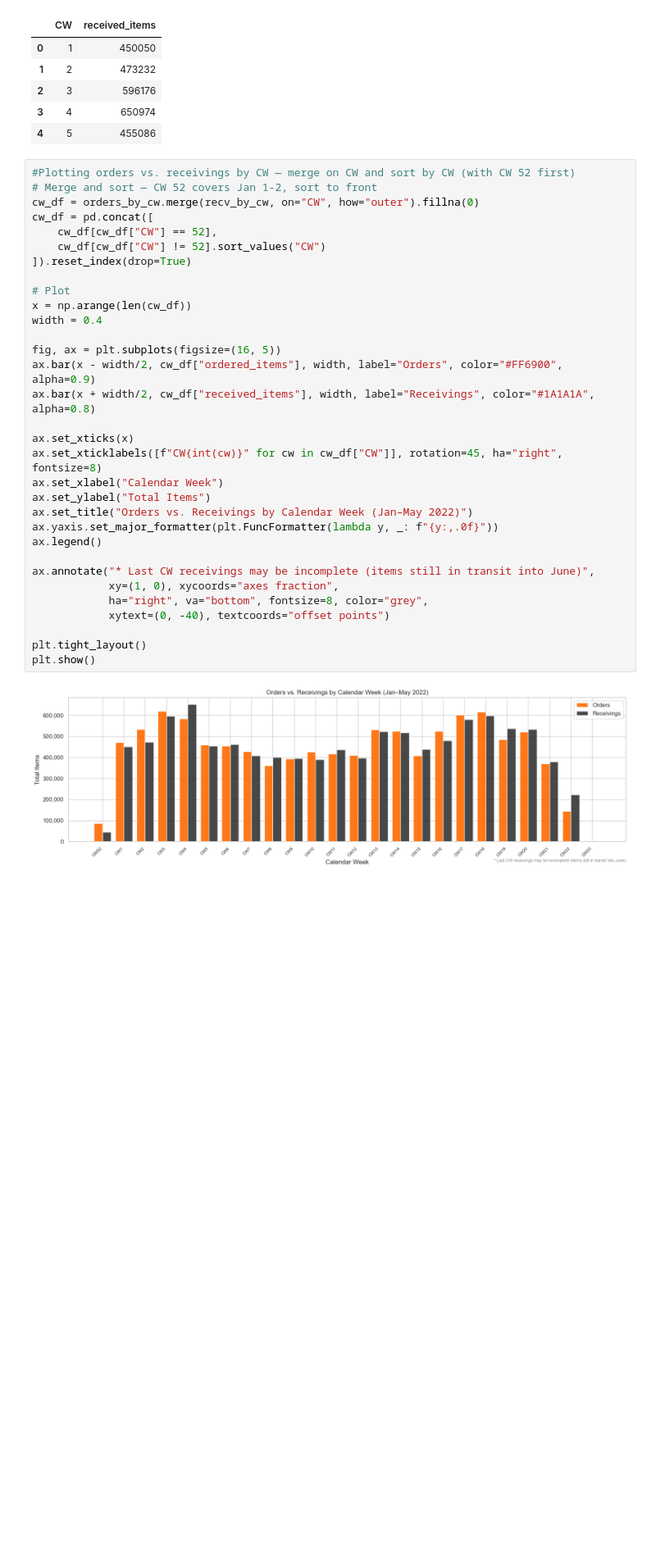
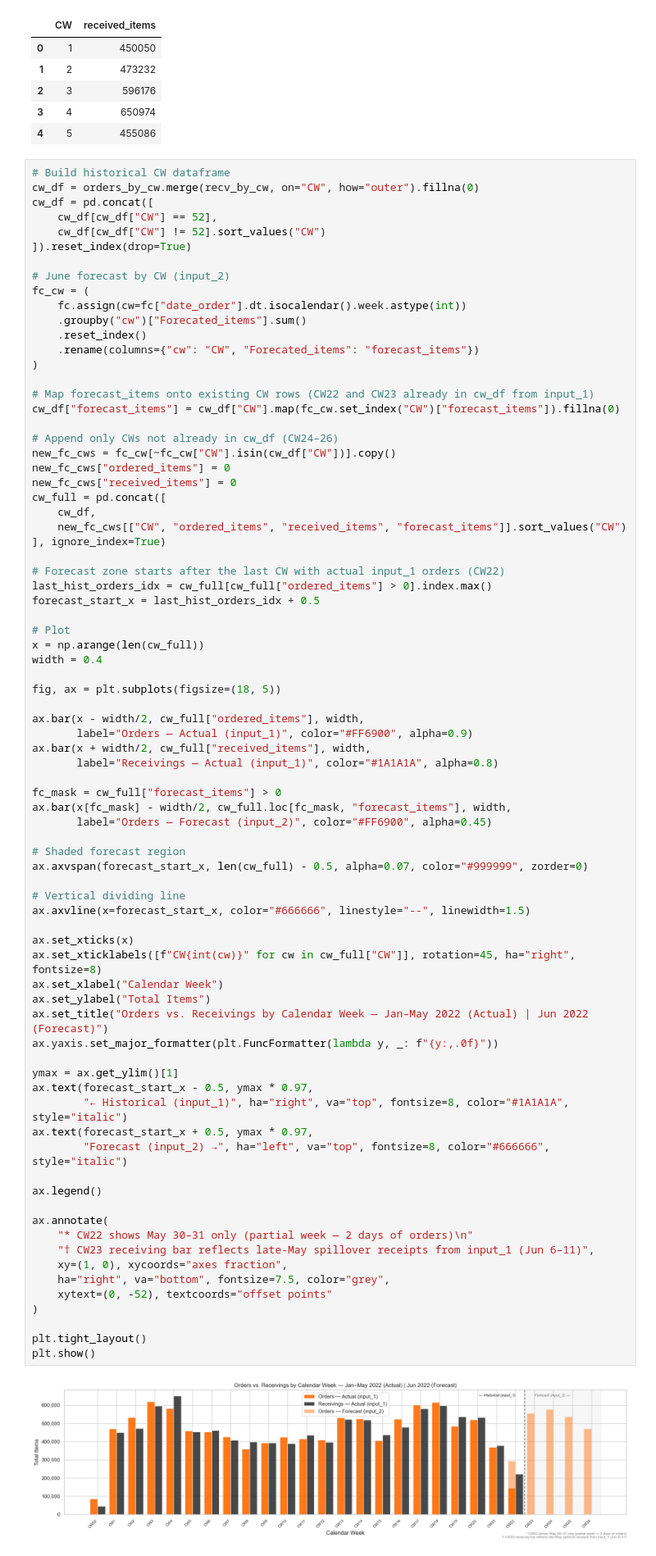
Before and after one commit to traha-89/zalando_fcst_case_study, a Jupyter notebook: analysis.ipynb, the cells around one changed output. Shown at 82% size. Drawn from its saved outputs; the diff is of its cells as text; blank space fills up the shorter version.

Commit message:
Data Exploration - Calendar Week analysis mod

```diff
--- a/analysis.ipynb
+++ b/analysis.ipynb
@@ -567,38 +567,84 @@ recv_by_cw.head()
 | 3 | 4 | 650974 |
 | 4 | 5 | 455086 |
 # %%
-#Plotting orders vs. receivings by CW — merge on CW and sort by CW (with CW 52 first)
-# Merge and sort — CW 52 covers Jan 1-2, sort to front
+# Build historical CW dataframe
 cw_df = orders_by_cw.merge(recv_by_cw, on="CW", how="outer").fillna(0)
 cw_df = pd.concat([
     cw_df[cw_df["CW"] == 52],
     cw_df[cw_df["CW"] != 52].sort_values("CW")
 ]).reset_index(drop=True)
 
+# June forecast by CW (input_2)
+fc_cw = (
+    fc.assign(cw=fc["date_order"].dt.isocalendar().week.astype(int))
+    .groupby("cw")["Forecated_items"].sum()
+    .reset_index()
+    .rename(columns={"cw": "CW", "Forecated_items": "forecast_items"})
+)
+
+# Map forecast_items onto existing CW rows (CW22 and CW23 already in cw_df from input_1)
+cw_df["forecast_items"] = cw_df["CW"].map(fc_cw.set_index("CW")["forecast_items"]).fillna(0)
+
+# Append only CWs not already in cw_df (CW24–26)
+new_fc_cws = fc_cw[~fc_cw["CW"].isin(cw_df["CW"])].copy()
+new_fc_cws["ordered_items"] = 0
+new_fc_cws["received_items"] = 0
+cw_full = pd.concat([
+    cw_df,
+    new_fc_cws[["CW", "ordered_items", "received_items", "forecast_items"]].sort_values("CW")
+], ignore_index=True)
+
+# Forecast zone starts after the last CW with actual input_1 orders (CW22)
+last_hist_orders_idx = cw_full[cw_full["ordered_items"] > 0].index.max()
+forecast_start_x = last_hist_orders_idx + 0.5
+
 # Plot
-x = np.arange(len(cw_df))
+x = np.arange(len(cw_full))
 width = 0.4
 
-fig, ax = plt.subplots(figsize=(16, 5))
-ax.bar(x - width/2, cw_df["ordered_items"], width, label="Orders", color="#FF6900", alpha=0.9)
-ax.bar(x + width/2, cw_df["received_items"], width, label="Receivings", color="#1A1A1A", alpha=0.8)
+fig, ax = plt.subplots(figsize=(18, 5))
+
+ax.bar(x - width/2, cw_full["ordered_items"], width,
+       label="Orders — Actual (input_1)", color="#FF6900", alpha=0.9)
+ax.bar(x + width/2, cw_full["received_items"], width,
+       label="Receivings — Actual (input_1)", color="#1A1A1A", alpha=0.8)
+
+fc_mask = cw_full["forecast_items"] > 0
+ax.bar(x[fc_mask] - width/2, cw_full.loc[fc_mask, "forecast_items"], width,
+       label="Orders — Forecast (input_2)", color="#FF6900", alpha=0.45)
+
+# Shaded forecast region
+ax.axvspan(forecast_start_x, len(cw_full) - 0.5, alpha=0.07, color="#999999", zorder=0)
+
+# Vertical dividing line
+ax.axvline(x=forecast_start_x, color="#666666", linestyle="--", linewidth=1.5)
 
 ax.set_xticks(x)
-ax.set_xticklabels([f"CW{int(cw)}" for cw in cw_df["CW"]], rotation=45, ha="right", fontsize=8)
+ax.set_xticklabels([f"CW{int(cw)}" for cw in cw_full["CW"]], rotation=45, ha="right", fontsize=8)
 ax.set_xlabel("Calendar Week")
 ax.set_ylabel("Total Items")
-ax.set_title("Orders vs. Receivings by Calendar Week (Jan–May 2022)")
+ax.set_title("Orders vs. Receivings by Calendar Week — Jan–May 2022 (Actual) | Jun 2022 (Forecast)")
 ax.yaxis.set_major_formatter(plt.FuncFormatter(lambda y, _: f"{y:,.0f}"))
+
+ymax = ax.get_ylim()[1]
+ax.text(forecast_start_x - 0.5, ymax * 0.97,
+        "← Historical (input_1)", ha="right", va="top", fontsize=8, color="#1A1A1A", style="italic")
+ax.text(forecast_start_x + 0.5, ymax * 0.97,
+        "Forecast (input_2) →", ha="left", va="top", fontsize=8, color="#666666", style="italic")
+
 ax.legend()
 
-ax.annotate("* Last CW receivings may be incomplete (items still in transit into June)",
-            xy=(1, 0), xycoords="axes fraction",
-            ha="right", va="bottom", fontsize=8, color="grey",
-            xytext=(0, -40), textcoords="offset points")
+ax.annotate(
+    "* CW22 shows May 30–31 only (partial week — 2 days of orders)\n"
+    "† CW23 receiving bar reflects late-May spillover receipts from input_1 (Jun 6–11)",
+    xy=(1, 0), xycoords="axes fraction",
+    ha="right", va="bottom", fontsize=7.5, color="grey",
+    xytext=(0, -52), textcoords="offset points"
+)
 
 plt.tight_layout()
 plt.show()
 # %% [output]
-[figure, old version]
+[figure, new version]
 # %% [markdown]
 **Observations:**
```
Also changed, not shown: parts of 2 cells of this notebook, 1 other file.
